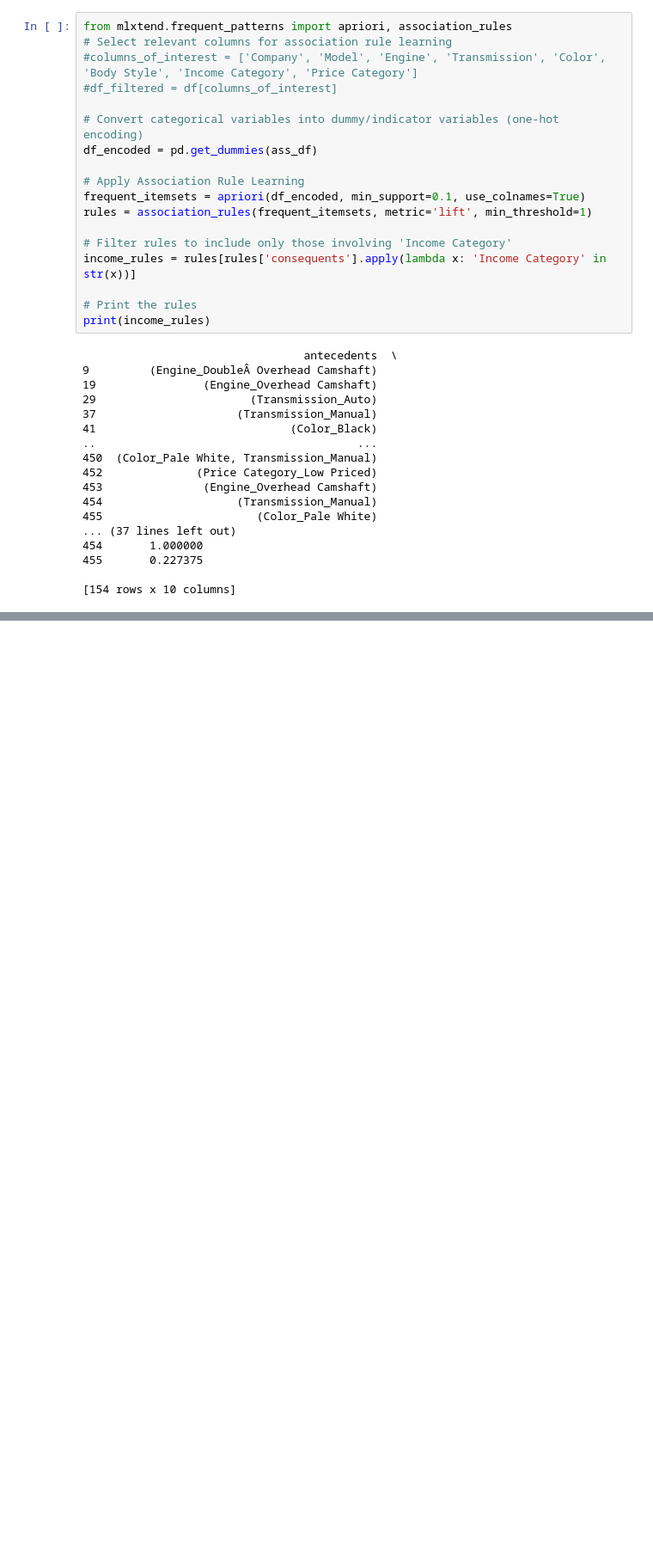
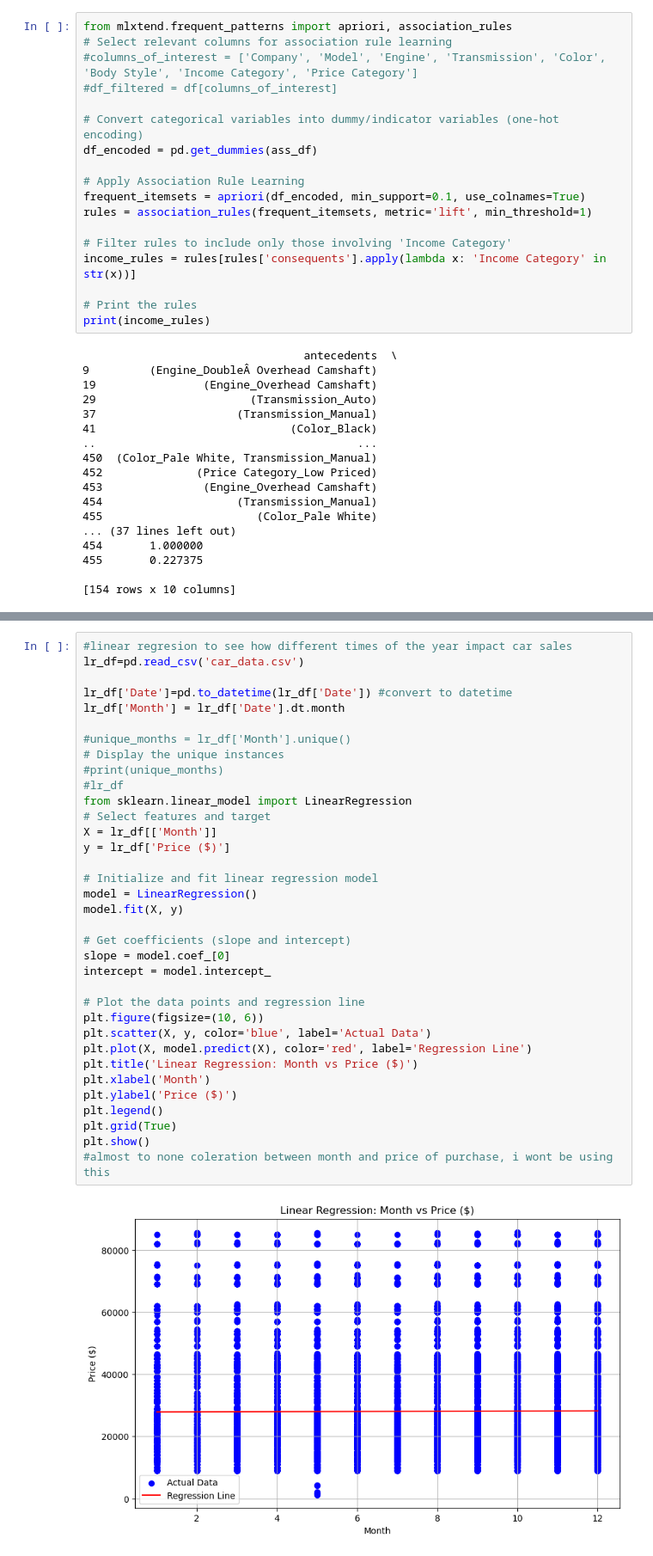
Before and after one commit to vocar12345/DM_PROJECT_, a Jupyter notebook: car_sale_data.ipynb, the cells around one changed output, grey strips where cells are left out. Shown at 86% size. Drawn from its saved outputs; the diff is of its cells as text; blank space fills up the shorter version.

Commit message:
added linear regresion

```diff
--- a/car_sale_data.ipynb
+++ b/car_sale_data.ipynb
@@ -414,0 +459,37 @@ print(income_rules)
+# %%
+#linear regresion to see how different times of the year impact car sales
+lr_df=pd.read_csv('car_data.csv')
+
+lr_df['Date']=pd.to_datetime(lr_df['Date']) #convert to datetime
+lr_df['Month'] = lr_df['Date'].dt.month
+
+#unique_months = lr_df['Month'].unique()
+# Display the unique instances
+#print(unique_months)
+#lr_df
+from sklearn.linear_model import LinearRegression
+# Select features and target
+X = lr_df[['Month']]
+y = lr_df['Price ($)']
+
+# Initialize and fit linear regression model
+model = LinearRegression()
+model.fit(X, y)
+
+# Get coefficients (slope and intercept)
+slope = model.coef_[0]
+intercept = model.intercept_
+
+# Plot the data points and regression line
+plt.figure(figsize=(10, 6))
+plt.scatter(X, y, color='blue', label='Actual Data')
+plt.plot(X, model.predict(X), color='red', label='Regression Line')
+plt.title('Linear Regression: Month vs Price ($)')
+plt.xlabel('Month')
+plt.ylabel('Price ($)')
+plt.legend()
+plt.grid(True)
+plt.show()
+#almost to none coleration between month and price of purchase, i wont be using this
+# %% [output]
+[figure, added]
```
Also changed, not shown: parts of 1 cell of this notebook.
